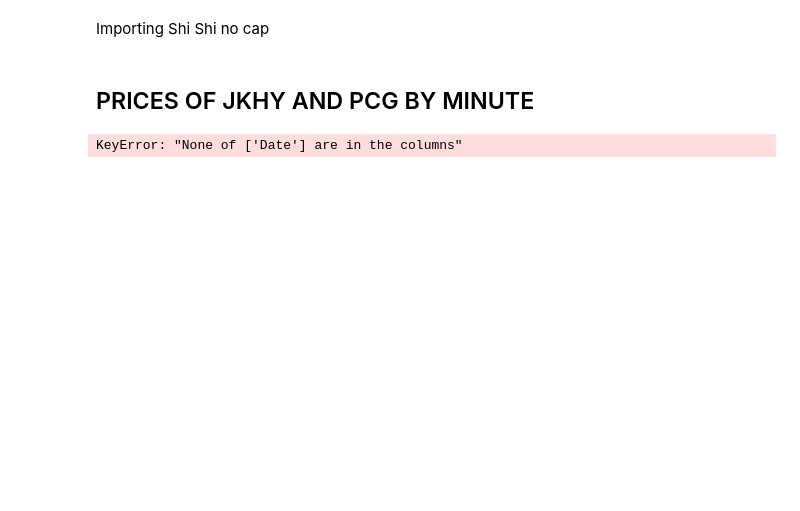
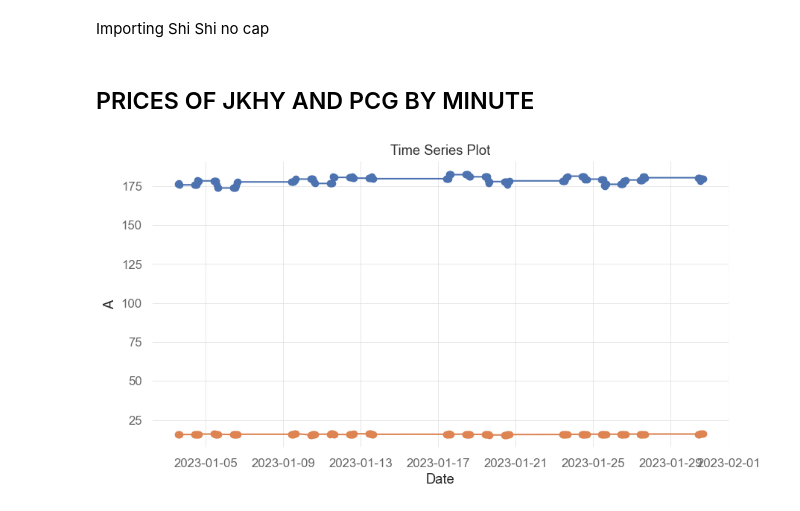
Before and after one commit to niallkehoe/mse244, a Jupyter notebook: plots.ipynb, the cells around one changed output. Cells and saved outputs as stored; diff of their text form; code cells hidden in the pictures; blank space fills up the shorter version.

```diff
--- a/plots.ipynb
+++ b/plots.ipynb
@@ -19,32 +19,32 @@ prices = pd.read_csv('data/stock/equity_table_singleday.csv')
 prices['ts_event'] = pd.to_datetime(prices['ts_event'])
 
 # Step 3: Set the ts_event column as the index
 prices.set_index('ts_event', inplace=True)
 
 prices.dropna(how='all', axis=1, inplace=True)
 prices.dropna(subset=['JKHY'], inplace=True)
 
 
 FIRST_MONTH_PATH = "./data/stock/xnas-itch-20230501-20230531.ohlcv-1m.dbn.zst"
 
 # Read saved .dbn.zst
 stored_data = db.DBNStore.from_file(FIRST_MONTH_PATH)
 
 # Convert to dataframe
 df = stored_data.to_df()
 # df
 
 train_prices = df.pivot_table(index='ts_event', columns='symbol', values='close', aggfunc='first')
 
-tp_interp = train_prices.interpolate(method='time')
+fo_da_plot = train_prices #.reset_index(drop=True)
 
 plt.figure(figsize=(10, 5))
 plt.plot(prices.index, prices['JKHY'], marker='o', linestyle='-')
 plt.plot(prices.index, prices['PCG'], marker='o', linestyle='-')
 plt.title('Time Series Plot')
 plt.xlabel('Date')
 plt.ylabel('A')
 plt.grid(True)
 plt.show()
 # %% [output]
-KeyError: "None of ['Date'] are in the columns"
+[figure, added]
```
Also changed, not shown: parts of 2 cells of this notebook.
